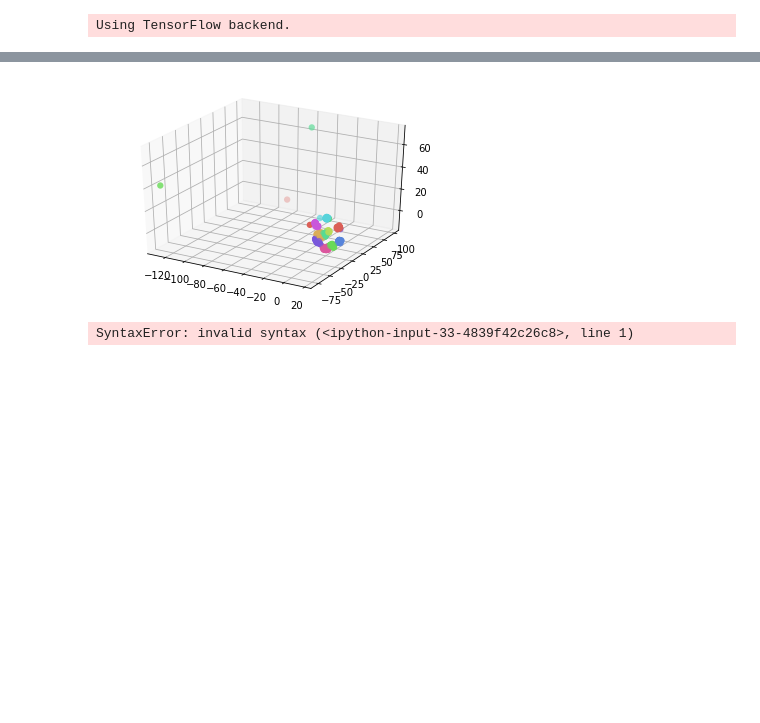
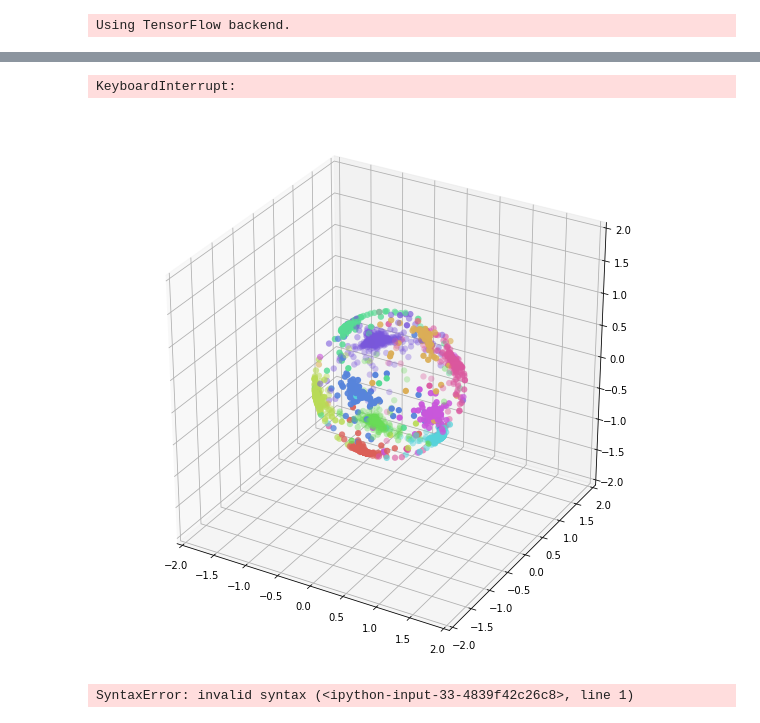
Before and after one commit to Sarapuce/Triplet_loss, a Jupyter notebook: triplet loss.ipynb, the cells around one changed output, grey strips where cells are left out. Drawn from its saved outputs; the diff is of its cells as text; code cells hidden in the pictures; blank space fills up the shorter version.

```diff
--- a/triplet loss.ipynb
+++ b/triplet loss.ipynb
@@ -19,6 +22,10 @@ from mpl_toolkits import mplot3d
 from keras.callbacks import Callback
 # %% [output]
 Using TensorFlow backend.
+# %%
+m = 1.09
+activation = None
+reg = False
 # %%
 mnist = tf.keras.datasets.mnist
 # %%
@@ -90,10 +105,11 @@ def base_model():
     model.add(kl.MaxPooling2D())
     model.add(kl.Flatten())
     model.add(kl.Dense(256, activation = 'relu'))
-    model.add(kl.BatchNormalization())
+    if reg:
+        model.add(kl.BatchNormalization())
     model.add(kl.Dropout(0.5))
-    model.add(kl.Dense(3))
-    #model.add(kl.Lambda(lambda t: K.l2_normalize(1000*t, axis=1)))
+    model.add(kl.Dense(3, activation = activation))
+    model.add(kl.Lambda(lambda t: K.l2_normalize(1000*t, axis=1)))
 
     return model
 # %%
@@ -205,6 +265,8 @@ video.release()
 model.save_weights("model{}.h5".format(time()))
 # %%
 trained_model = Model(inputs = anchor_input, outputs = anchor)
+# %%
+trained_model.load_weights('model1564665143.8570735.h5')
 # %%
 tsne = TSNE(3)
 indices = np.arange(10000)
@@ -214,3 +276,5 @@ X_train_trm = trained_model.predict(x_train[indices].reshape(-1,28,28,1))
 X_test_trm = trained_model.predict(x_test[indices].reshape(-1,28,28,1))
 train_tsne_embeds = tsne.fit_transform(X_train_trm)
 eval_tsne_embeds = tsne.fit_transform(X_test_trm)
+# %% [output]
+KeyboardInterrupt:
@@ -219,14 +281,17 @@ x = train_tsne_embeds
+# %%
+x = trained_model.predict(x_test.reshape(-1,28,28,1))
 # %%
-fig = plt.figure()
+palette = np.array(sns.color_palette("hls", 10))
+fig = plt.figure(figsize = (10,10))
 ax  = plt.axes(projection="3d")
 ax.scatter3D(x[:,0], x[:,1], x[:,2], lw=0, s=40,
-                    c=palette[np.array(y_train[indices]).astype(np.int)]);
-ax.set_xlim(-12,12)
-ax.set_ylim(-12,12)
-ax.set_zlim(-12,12)
+                    c=palette[np.array(y_test_).astype(np.int)]);
+ax.set_xlim(-2,2)
+ax.set_ylim(-2,2)
+ax.set_zlim(-2,2)
 fig.savefig('')
 # %% [output]
-[figure, old version]
+[figure, new version]
 # %%
 class LiveAction(Callback):
     def on_train_begin(self, logs={}):
```
Also changed, not shown: parts of 17 cells of this notebook.
